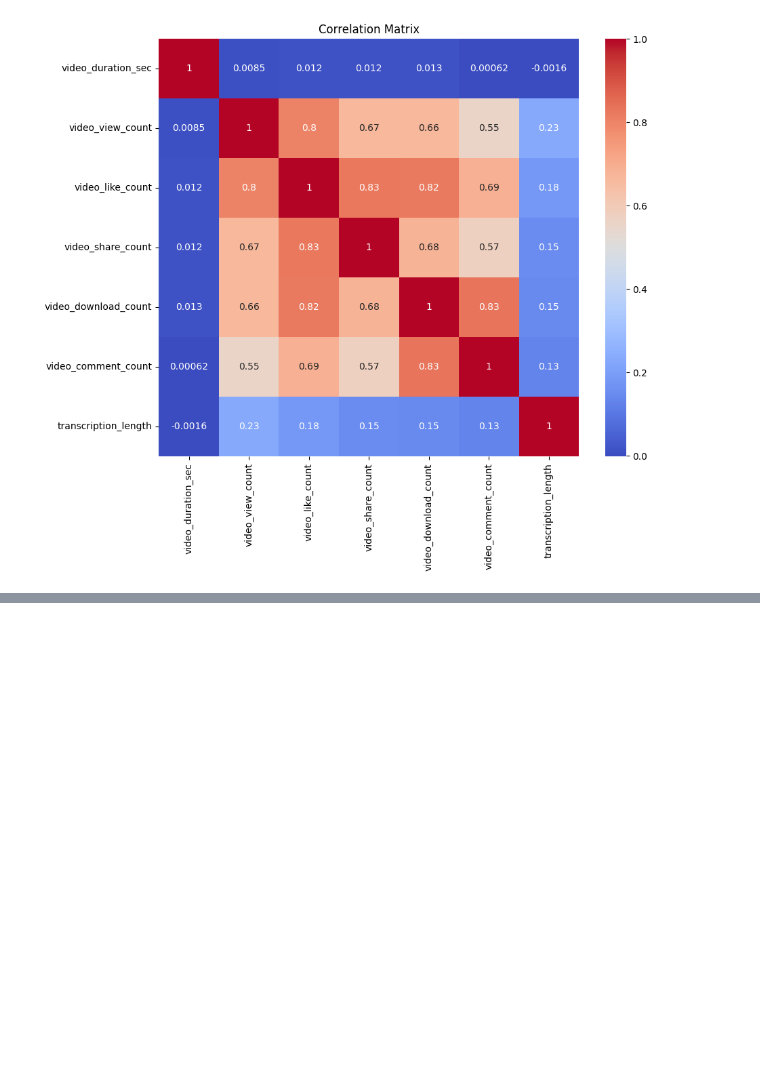
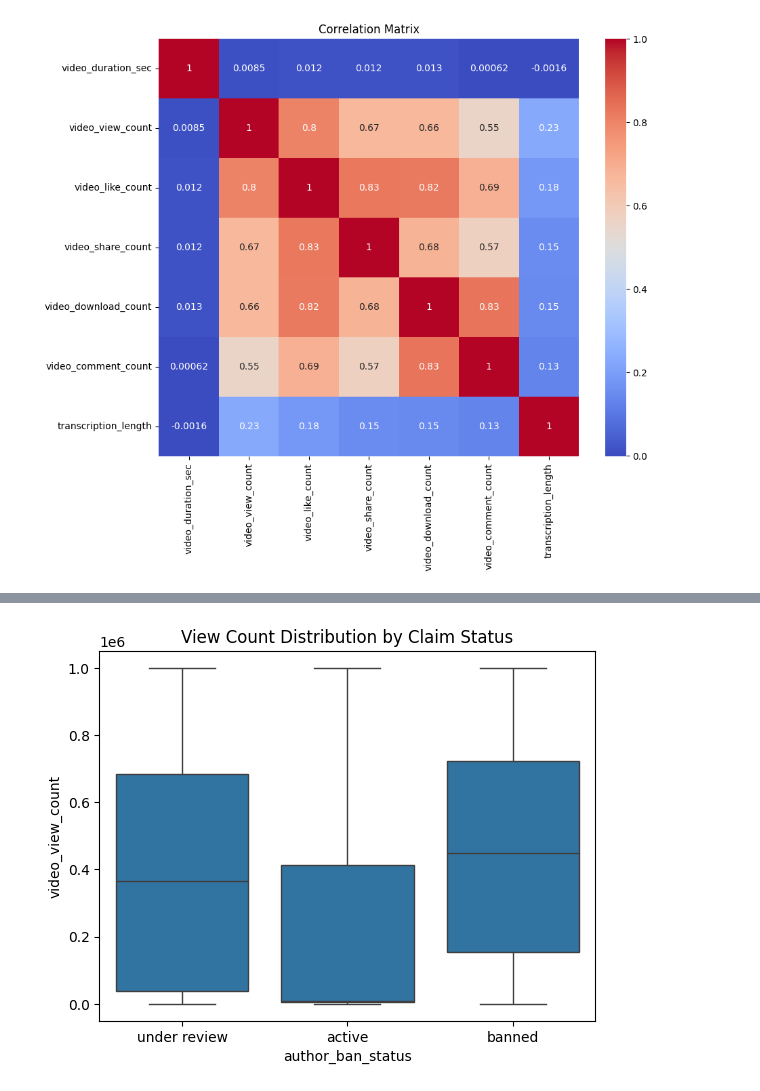
Before and after one commit to Takosaga/fall_24, a Jupyter notebook: big_data/coursework_assignment/0_exploration.ipynb, the cells around one changed output, grey strips where cells are left out. Saved outputs shown, nothing was run; the diff lists cells and outputs as text; code cells hidden in the pictures; blank space fills up the shorter version.

```diff
--- a/big_data/coursework_assignment/0_exploration.ipynb
+++ b/big_data/coursework_assignment/0_exploration.ipynb
@@ -60,0 +89,6 @@ plt.show()
+# %%
+sns.boxplot(data=structured_data, x='author_ban_status', y='video_view_count')
+plt.title('View Count Distribution by Claim Status')
+plt.show()
+# %% [output]
+[figure, added]
```
Also changed, not shown: parts of 13 cells of this notebook, 1 other file.
